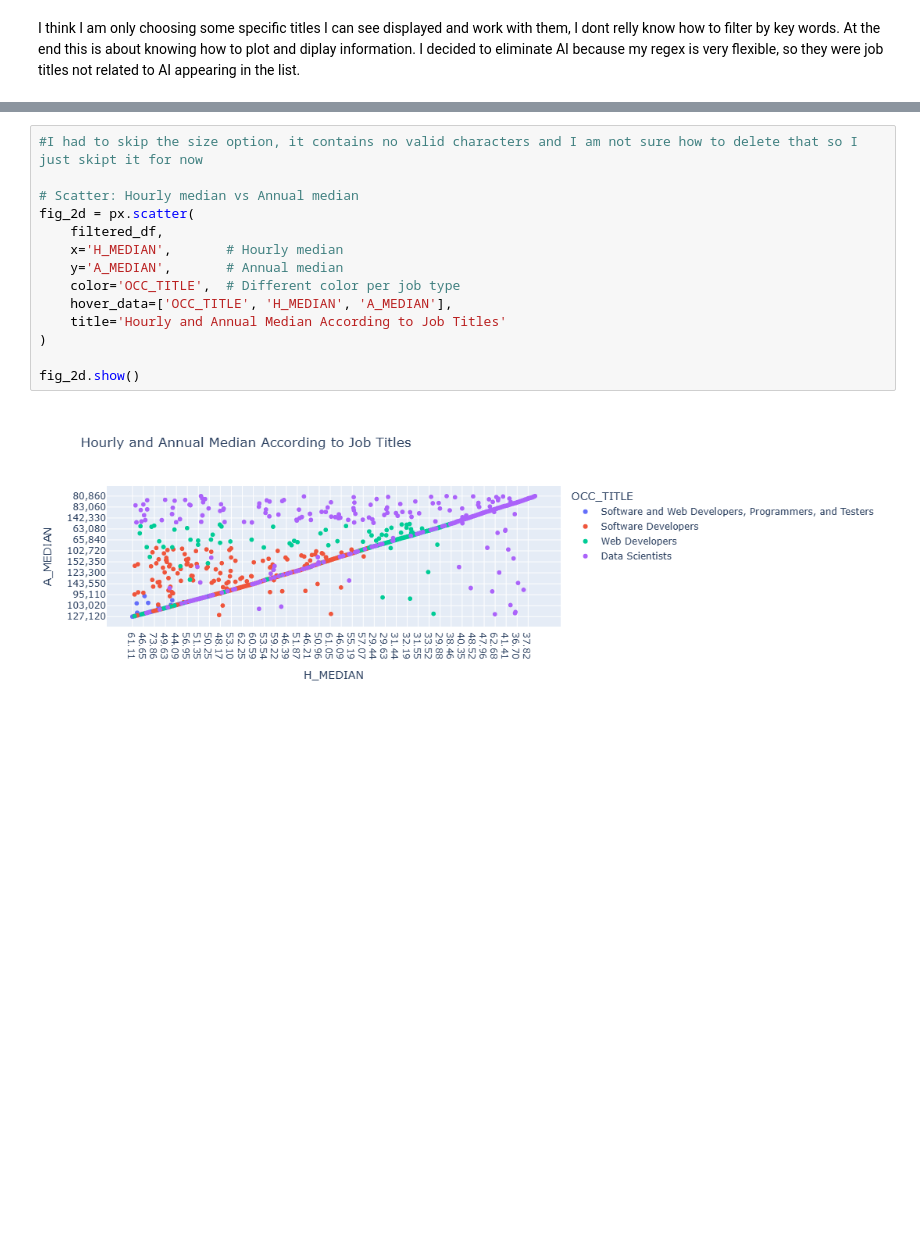
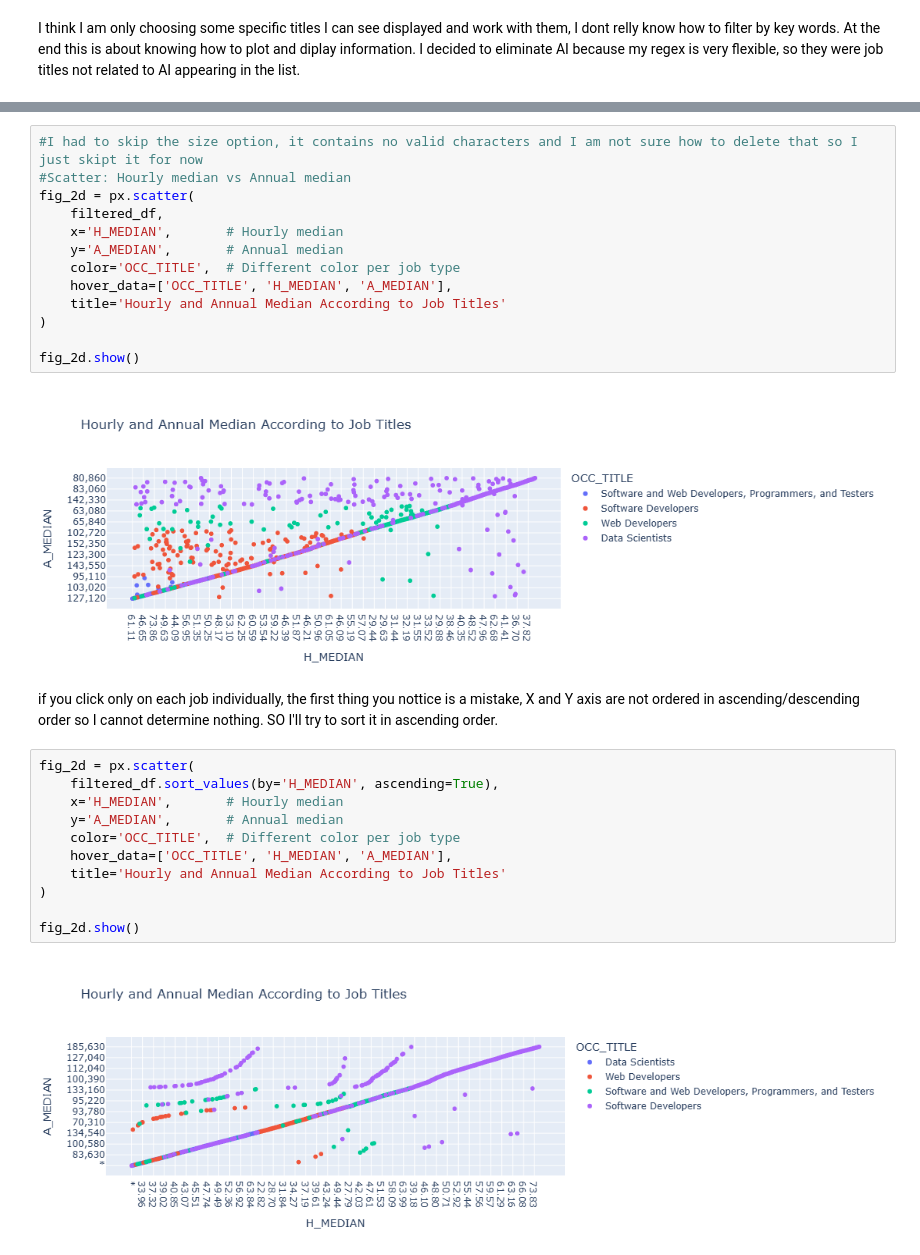
Before and after one commit to LaoLujan/CA1-DataVisulization-LauraLujan, a Jupyter notebook: CA1. Version1.ipynb, the cells around one changed output, grey strips where cells are left out. Drawn from its saved outputs; the diff is of its cells as text; blank space fills up the shorter version.

Commit message:
2D AND 3D SCATTER PLOT DONE
I don't think they are showing meaningful information

```diff
--- a/CA1. Version1.ipynb
+++ b/CA1. Version1.ipynb
@@ -206,7 +189,6 @@ THAT IF YOU CLICK ON THE OCC_TITTLE IN THE JOBS ON THE RIGTH HAD SIDE, IT ONLY V
 # %%
 #I had to skip the size option, it contains no valid characters and I am not sure how to delete that so I just skipt it for now
-
-# Scatter: Hourly median vs Annual median
+#Scatter: Hourly median vs Annual median
 fig_2d = px.scatter(
     filtered_df,
     x='H_MEDIAN',       # Hourly median
@@ -219,3 +201,18 @@ fig_2d = px.scatter(
 fig_2d.show()
 # %% [output]
 [figure]
+# %% [markdown]
+if you click only on each job individually, the first thing you nottice is a mistake, X and Y axis are not ordered in ascending/descending order so I cannot determine nothing. SO I'll try to sort it in ascending order.
+# %%
+fig_2d = px.scatter(
+    filtered_df.sort_values(by='H_MEDIAN', ascending=True),
+    x='H_MEDIAN',       # Hourly median
+    y='A_MEDIAN',       # Annual median
+    color='OCC_TITLE',  # Different color per job type
+    hover_data=['OCC_TITLE', 'H_MEDIAN', 'A_MEDIAN'],
+    title='Hourly and Annual Median According to Job Titles'
+)
+
+fig_2d.show()
+# %% [output]
+[figure, added]
```
Also changed, not shown: parts of 5 cells of this notebook.
